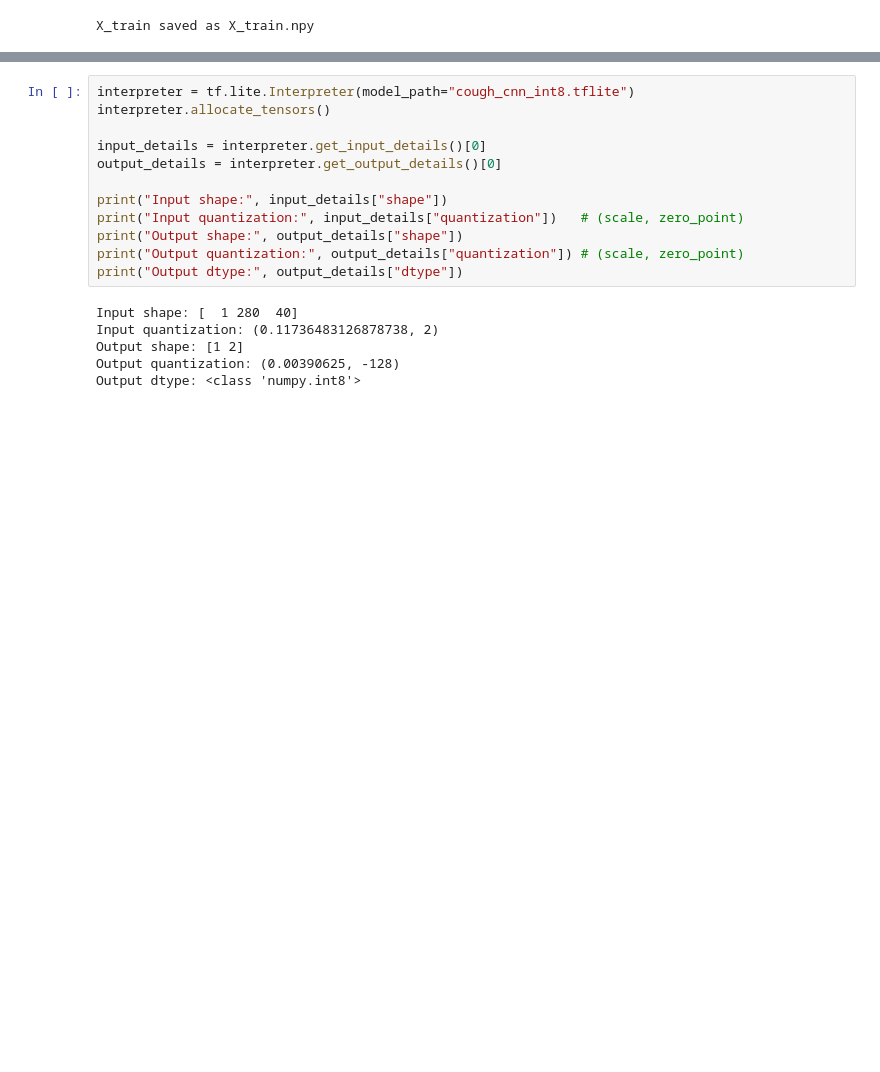
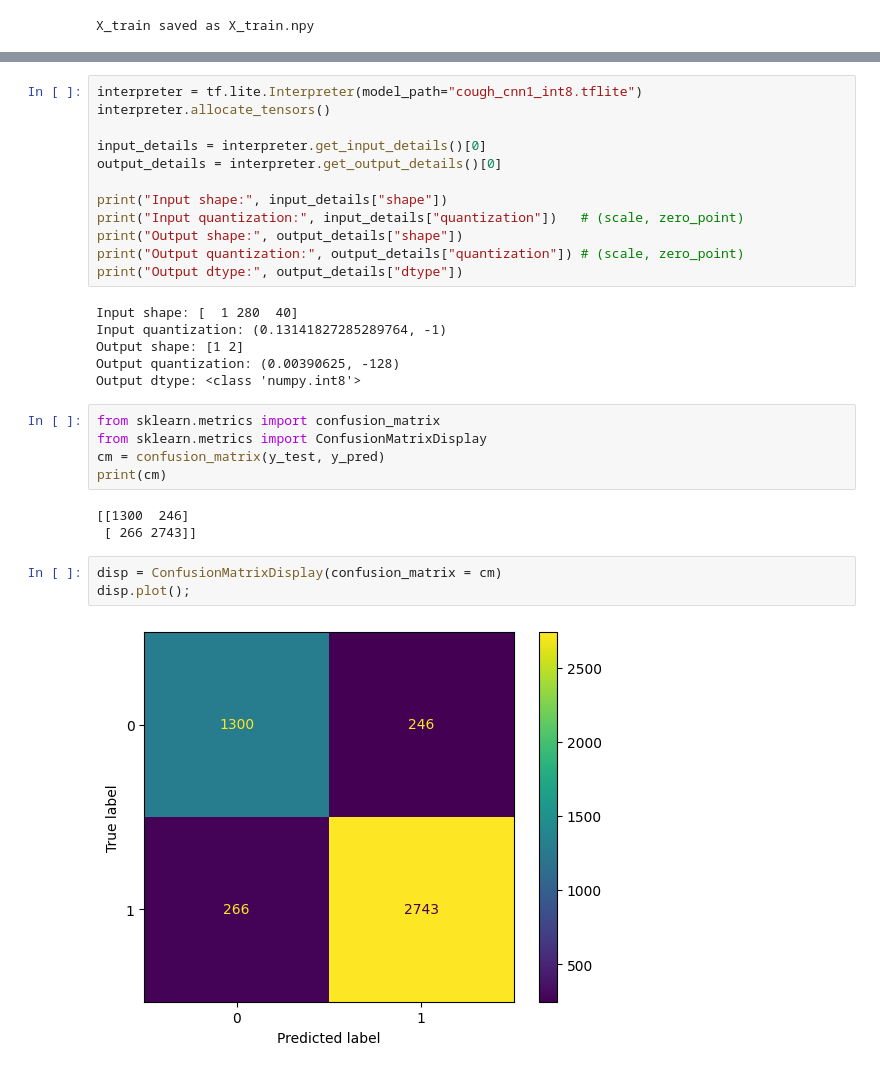
Before and after one commit to amankhanal1960/minor_project, a Jupyter notebook: model/cough_detection_TF.ipynb, the cells around one changed output, grey strips where cells are left out. Drawn from its saved outputs; the diff is of its cells as text; blank space fills up the shorter version.

```diff
--- a/model/cough_detection_TF.ipynb
+++ b/model/cough_detection_TF.ipynb
@@ -485,5 +491,5 @@ Wrote cough_cnn_int8.tflite (size KB): 58.625
 # %%
-interpreter = tf.lite.Interpreter(model_path="cough_cnn_int8.tflite")
+interpreter = tf.lite.Interpreter(model_path="cough_cnn1_int8.tflite")
 interpreter.allocate_tensors()
 
 input_details = interpreter.get_input_details()[0]
@@ -496,7 +502,20 @@ print("Output quantization:", output_details["quantization"]) # (scale, zero_poi
 print("Output dtype:", output_details["dtype"])
 # %% [output]
 Input shape: [  1 280  40]
-Input quantization: (0.11736483126878738, 2)
+Input quantization: (0.13141827285289764, -1)
 Output shape: [1 2]
 Output quantization: (0.00390625, -128)
 Output dtype: <class 'numpy.int8'>
+# %%
+from sklearn.metrics import confusion_matrix
+from sklearn.metrics import ConfusionMatrixDisplay
+cm = confusion_matrix(y_test, y_pred)
+print(cm)
+# %% [output]
+[[1300  246]
+ [ 266 2743]]
+# %%
+disp = ConfusionMatrixDisplay(confusion_matrix = cm)
+disp.plot();
+# %% [output]
+[figure, added]
```
Also changed, not shown: parts of 7 cells of this notebook, 4 other files.
